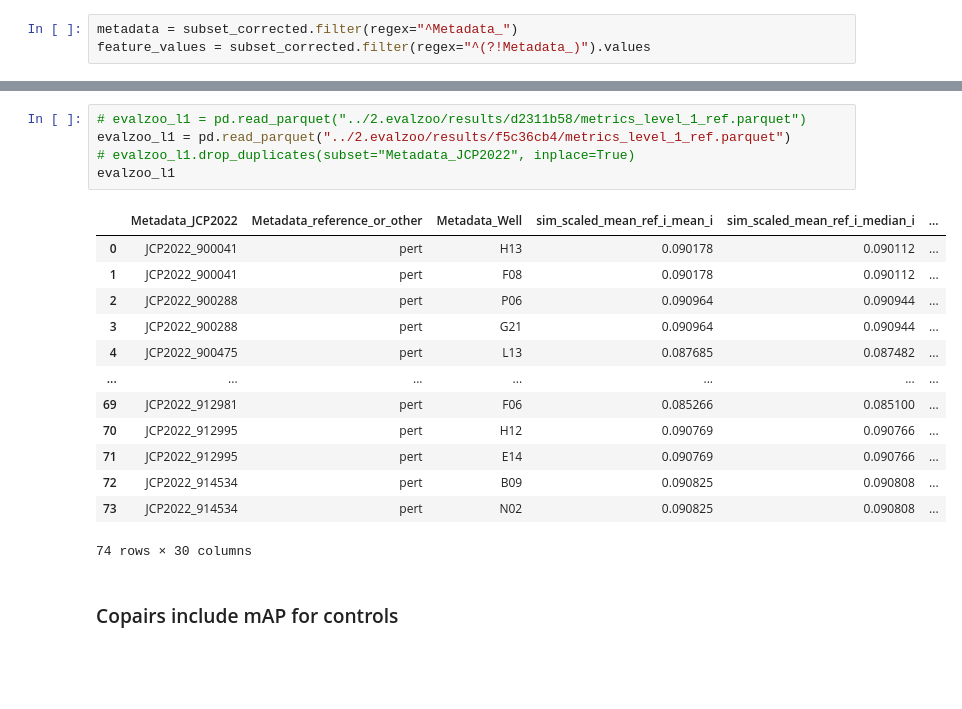
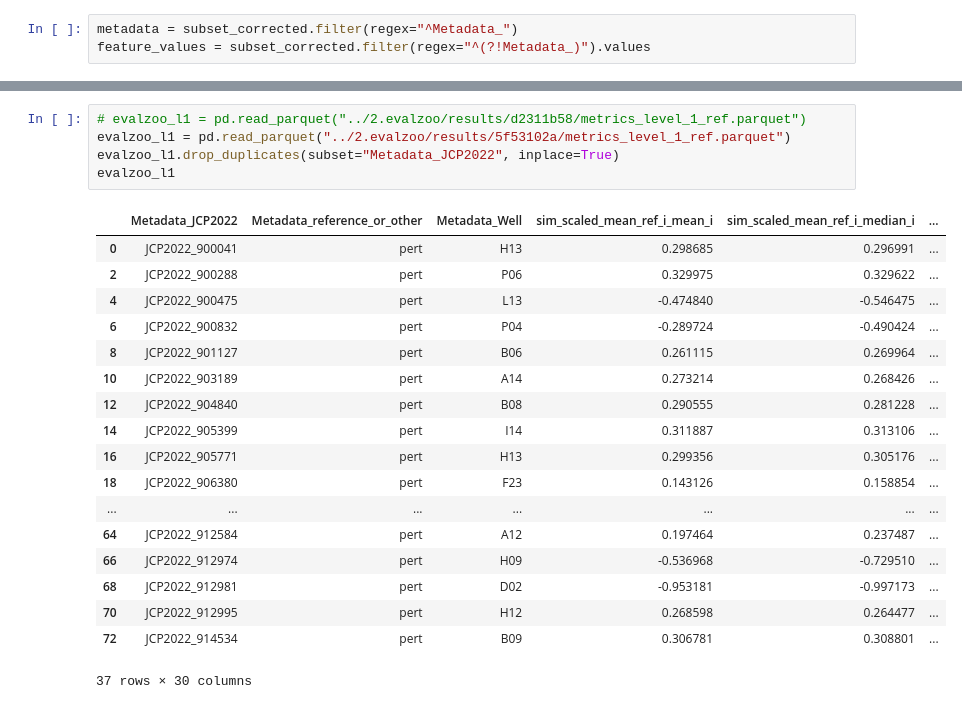
Before and after one commit to broadinstitute/position-effect-correction, a Jupyter notebook: 4.copairs/1_copairs_test.ipynb, the cells around one changed output, grey strips where cells are left out. Drawn from its saved outputs; the diff is of its cells as text; blank space fills up the shorter version.

Commit message:
WIP work out differences btw copairs & evalzoo

```diff
--- a/4.copairs/1_copairs_test.ipynb
+++ b/4.copairs/1_copairs_test.ipynb
@@ -186,21 +409,24 @@ mmAP: 0.0194 p<0.05: 0.0244 (1/41)
 # %%
 # evalzoo_l1 = pd.read_parquet("../2.evalzoo/results/d2311b58/metrics_level_1_ref.parquet")
-evalzoo_l1 = pd.read_parquet("../2.evalzoo/results/f5c36cb4/metrics_level_1_ref.parquet")
-# evalzoo_l1.drop_duplicates(subset="Metadata_JCP2022", inplace=True)
+evalzoo_l1 = pd.read_parquet("../2.evalzoo/results/5f53102a/metrics_level_1_ref.parquet")
+evalzoo_l1.drop_duplicates(subset="Metadata_JCP2022", inplace=True)
 evalzoo_l1
 # %% [output]
 |  | Metadata_JCP2022 | Metadata_reference_or_other | Metadata_Well | sim_scaled_mean_ref_i_mean_i | sim_scaled_mean_ref_i_median_i | ... |
-| 0 | JCP2022_900041 | pert | H13 | 0.090178 | 0.090112 | ... |
-| 1 | JCP2022_900041 | pert | F08 | 0.090178 | 0.090112 | ... |
-| 2 | JCP2022_900288 | pert | P06 | 0.090964 | 0.090944 | ... |
-| 3 | JCP2022_900288 | pert | G21 | 0.090964 | 0.090944 | ... |
-| 4 | JCP2022_900475 | pert | L13 | 0.087685 | 0.087482 | ... |
+| 0 | JCP2022_900041 | pert | H13 | 0.298685 | 0.296991 | ... |
+| 2 | JCP2022_900288 | pert | P06 | 0.329975 | 0.329622 | ... |
+| 4 | JCP2022_900475 | pert | L13 | -0.474840 | -0.546475 | ... |
+| 6 | JCP2022_900832 | pert | P04 | -0.289724 | -0.490424 | ... |
+| 8 | JCP2022_901127 | pert | B06 | 0.261115 | 0.269964 | ... |
+| 10 | JCP2022_903189 | pert | A14 | 0.273214 | 0.268426 | ... |
+| 12 | JCP2022_904840 | pert | B08 | 0.290555 | 0.281228 | ... |
+| 14 | JCP2022_905399 | pert | I14 | 0.311887 | 0.313106 | ... |
+| 16 | JCP2022_905771 | pert | H13 | 0.299356 | 0.305176 | ... |
+| 18 | JCP2022_906380 | pert | F23 | 0.143126 | 0.158854 | ... |
 | ... | ... | ... | ... | ... | ... | ... |
-| 69 | JCP2022_912981 | pert | F06 | 0.085266 | 0.085100 | ... |
-| 70 | JCP2022_912995 | pert | H12 | 0.090769 | 0.090766 | ... |
-| 71 | JCP2022_912995 | pert | E14 | 0.090769 | 0.090766 | ... |
-| 72 | JCP2022_914534 | pert | B09 | 0.090825 | 0.090808 | ... |
-| 73 | JCP2022_914534 | pert | N02 | 0.090825 | 0.090808 | ... |
+| 64 | JCP2022_912584 | pert | A12 | 0.197464 | 0.237487 | ... |
+| 66 | JCP2022_912974 | pert | H09 | -0.536968 | -0.729510 | ... |
+| 68 | JCP2022_912981 | pert | D02 | -0.953181 | -0.997173 | ... |
+| 70 | JCP2022_912995 | pert | H12 | 0.268598 | 0.264477 | ... |
+| 72 | JCP2022_914534 | pert | B09 | 0.306781 | 0.308801 | ... |
-74 rows × 30 columns
+37 rows × 30 columns
-# %% [markdown]
-### Copairs include mAP for controls
```
Also changed, not shown: parts of 50 cells of this notebook, 1 other file.
